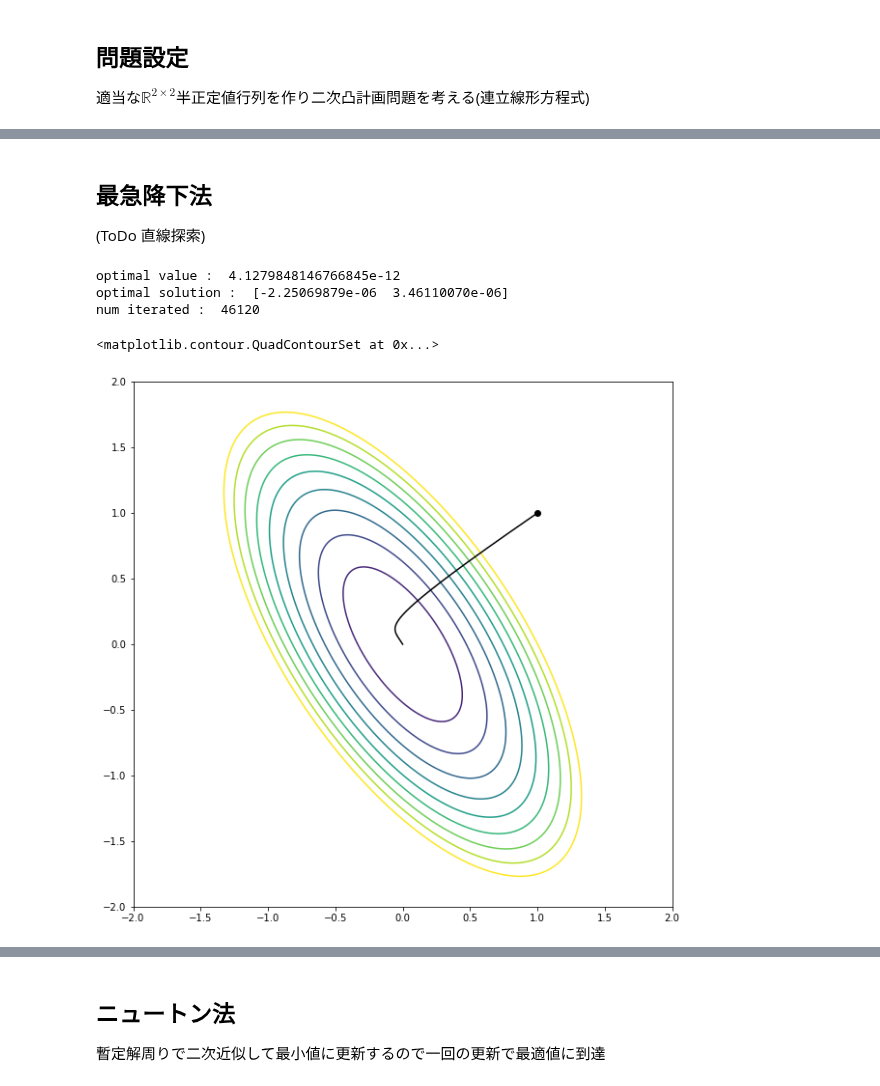
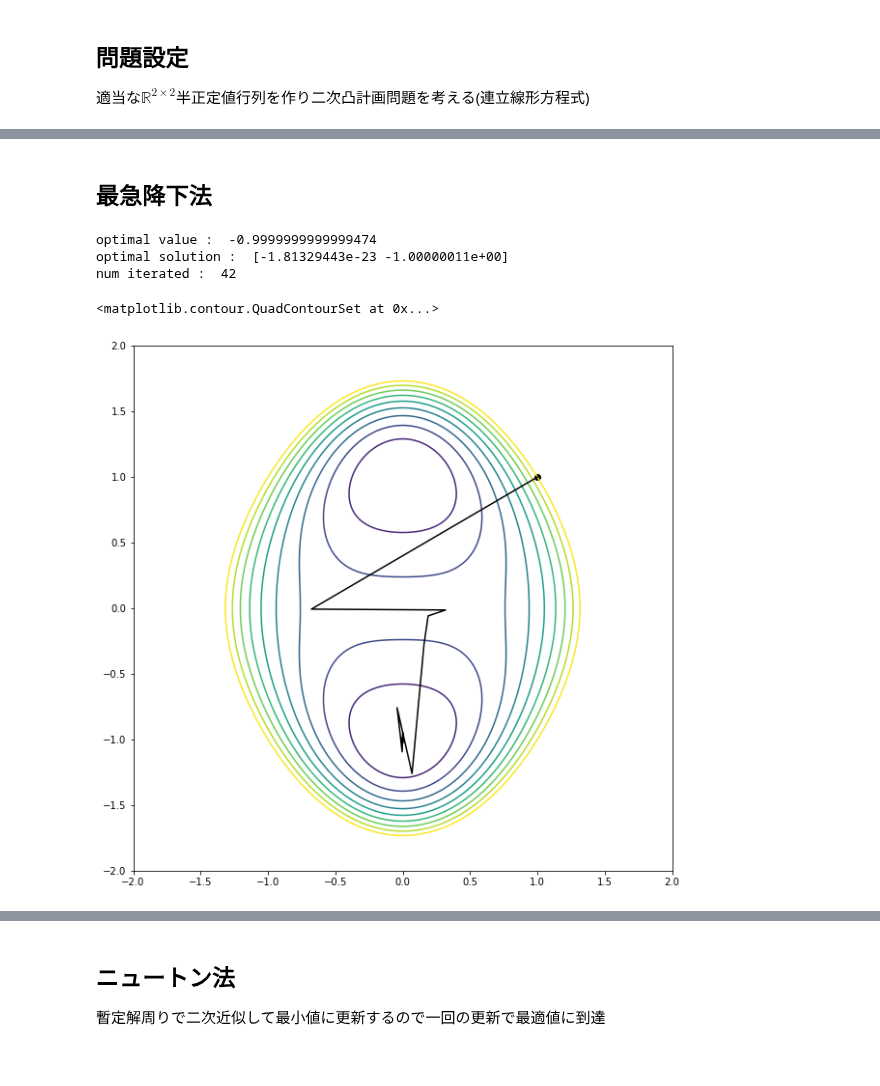
Before and after one commit to h-atsu/nonlinear_opt, a Jupyter notebook: src/visualization.ipynb, the cells around one changed output, grey strips where cells are left out. Saved outputs shown, nothing was run; the diff lists cells and outputs as text; code cells hidden in the pictures.

```diff
--- a/src/visualization.ipynb
+++ b/src/visualization.ipynb
@@ -21,0 +55,28 @@ def ddf(x):
+# %%
+class Example_fun:
+    def __init__(self):
+        self.x0 = np.array([1,1])
+    def f(self,x):
+        return x[0]**4 + x[1]**4 + 3*x[0]**2 * x[1]**2 - 2*x[1]**2
+    def df(self,x):
+        return np.array([4*x[0]**3 + 6*x[0]*x[1]**2, 4*x[1]**3 + 6*x[0]**2*x[1] - 4*x[1]])
+    def ddf(self,x):
+        return np.array([[12*x[0]**2 + 6*x[1]**2, 12*x[0]*x[1]], [12*x[0]*x[1], 12*x[1]**2 - 4]])
+# %%
+exfun = Example_fun()
+fig = plt.figure(figsize=(8,6))
+ax3d = plt.axes(projection="3d")
+
+xdata = np.linspace(-1.2,1.2,100)
+ydata = np.linspace(-1.2,1.2,100)
+X,Y = np.meshgrid(xdata,ydata)
+Z = exfun.f([X,Y])
+
+ax3d = plt.axes(projection='3d')
+ax3d.plot_surface(X, Y, Z,cmap='plasma')
+ax3d.set_title('Surface Plot in Matplotlib')
+ax3d.set_xlabel('X')
+ax3d.set_ylabel('Y')
+ax3d.set_zlabel('Z')
+
+plt.show()
@@ -22,7 +85,12 @@ def ddf(x):
 # %% [markdown]
 ## 最急降下法
-(ToDo 直線探索)
 # %%
+# 問題の設定
+f = exfun.f
+df = exfun.df
+ddf = exfun.ddf
+x0 = exfun.x0
+
 optimizer = steepest_gradient_descent.Optimizer(f, df)
 optimizer.optimize(x0)
 opt_val = optimizer.opt_val
@@ -32,28 +100,28 @@ print('optimal value : ',opt_val)
 print('optimal solution : ', opt_sol)
 print("num iterated : ", len(path))
 # %% [output]
-optimal value :  4.1279848146766845e-12
-optimal solution :  [-2.25069879e-06  3.46110070e-06]
-num iterated :  46120
+optimal value :  -0.9999999999999474
+optimal solution :  [-1.81329443e-23 -1.00000011e+00]
+num iterated :  42
 # %%
 plt.figure(figsize = (10,10))
 plt.scatter(x0[0],x0[1], color='k', marker='o')
 plt.plot(path[:,0], path[:,1], color='k', linewidth=1.5)
 grid_width = 300
 xs = np.linspace(-2,2,grid_width)
 ys = np.linspace(-2,2,grid_width)
 xmesh, ymesh = np.meshgrid(xs, ys)
 f_val = []
 for i in range(grid_width):
     for j in range(grid_width):
         x_temp = np.array([xs[j], ys[i]])
         f_val.append(f(x_temp))
 f_val = np.array(f_val)
-levels = np.linspace(0,1,10)
+levels = np.linspace(-1,3,10)
 plt.contour(xs, ys, f_val.reshape(xmesh.shape), levels = levels)
 # %% [output]
 <matplotlib.contour.QuadContourSet at 0x...>
-[figure, old version]
+[figure, new version]
 # %%
 objective_val = []
 for temp_sol in path:
```
Also changed, not shown: parts of 10 cells of this notebook, 4 other files.
